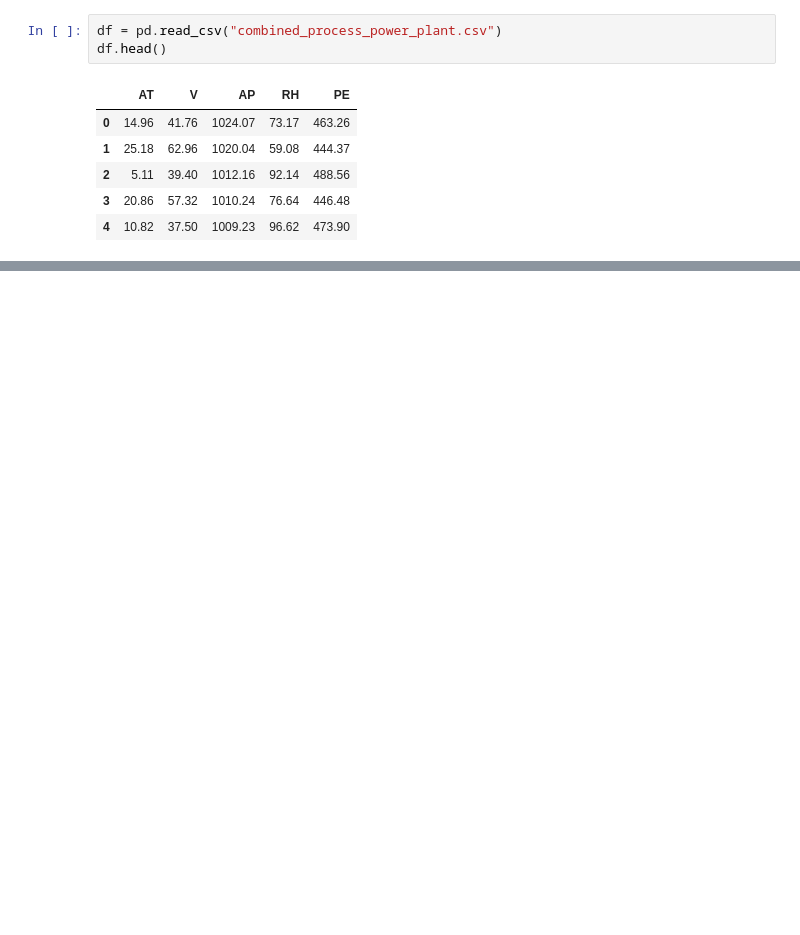
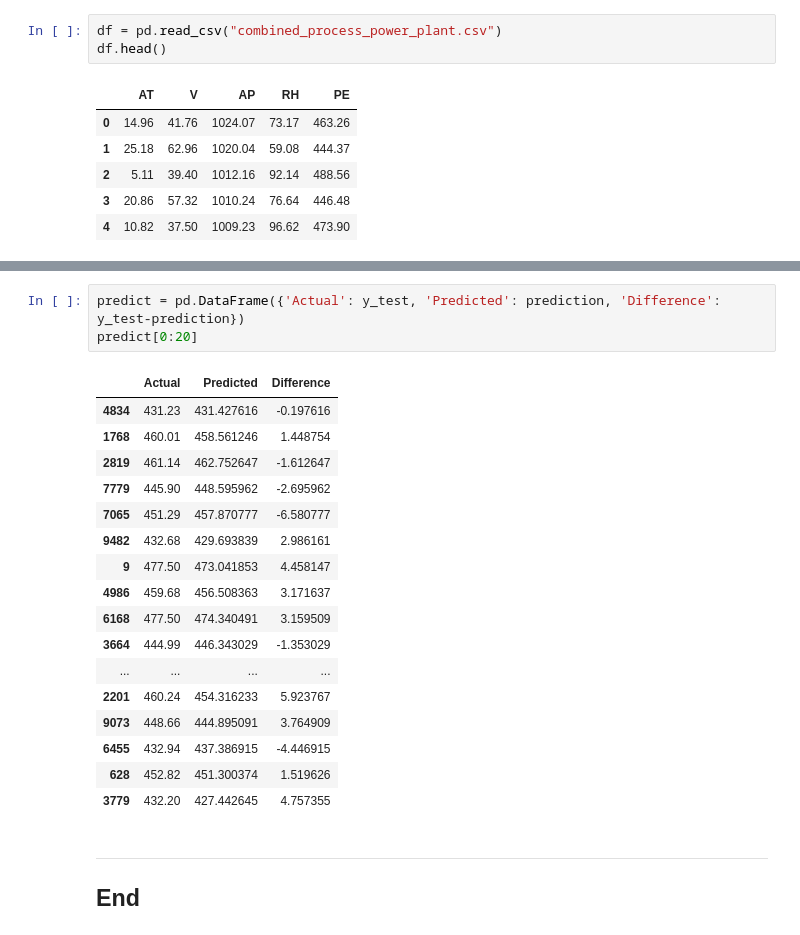
Before and after one commit to Emmanuel-Osabuehien/EmergingTechnologies, a Jupyter notebook: scikit-learn.ipynb, the cells around one changed output, grey strips where cells are left out. Cells and saved outputs as stored; diff of their text form; blank space fills up the shorter version.

```diff
--- a/scikit-learn.ipynb
+++ b/scikit-learn.ipynb
@@ -503,0 +624,25 @@ df.head()
+# %%
+predict = pd.DataFrame({'Actual': y_test, 'Predicted': prediction, 'Difference': y_test-prediction})
+predict[0:20]
+# %% [output]
+|  | Actual | Predicted | Difference |
+| 4834 | 431.23 | 431.427616 | -0.197616 |
+| 1768 | 460.01 | 458.561246 | 1.448754 |
+| 2819 | 461.14 | 462.752647 | -1.612647 |
+| 7779 | 445.90 | 448.595962 | -2.695962 |
+| 7065 | 451.29 | 457.870777 | -6.580777 |
+| 9482 | 432.68 | 429.693839 | 2.986161 |
+| 9 | 477.50 | 473.041853 | 4.458147 |
+| 4986 | 459.68 | 456.508363 | 3.171637 |
+| 6168 | 477.50 | 474.340491 | 3.159509 |
+| 3664 | 444.99 | 446.343029 | -1.353029 |
+| ... | ... | ... | ... |
+| 2201 | 460.24 | 454.316233 | 5.923767 |
+| 9073 | 448.66 | 444.895091 | 3.764909 |
+| 6455 | 432.94 | 437.386915 | -4.446915 |
+| 628 | 452.82 | 451.300374 | 1.519626 |
+| 3779 | 432.20 | 427.442645 | 4.757355 |
+# %% [markdown]
+****
+
+## End
```
Also changed, not shown: parts of 25 cells of this notebook, 3 other files.
